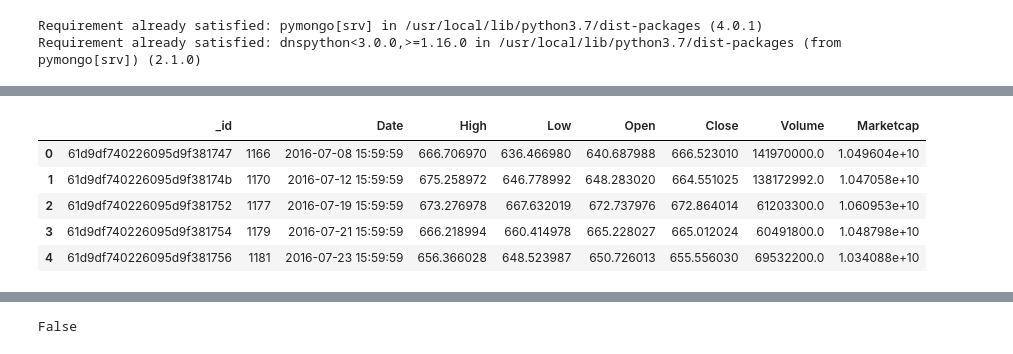
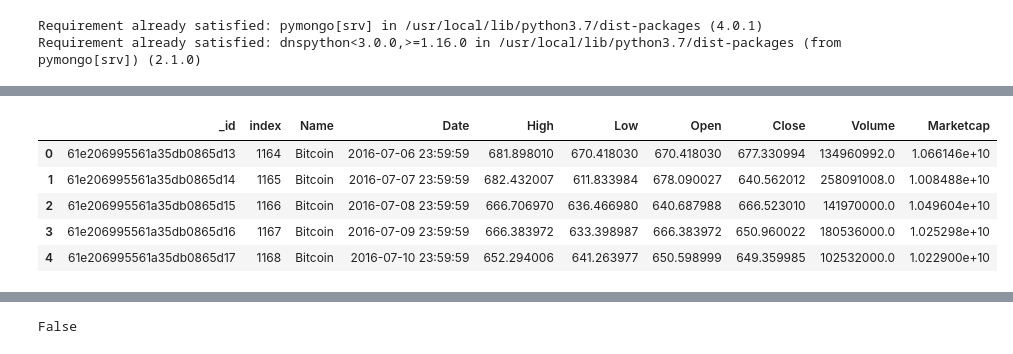
Before and after one commit to LaviJ/Cryptocurrency-Analysis, a Jupyter notebook: Exploratory Data Analysis/EDA_Bitcoin.ipynb, the cells around one changed output, grey strips where cells are left out. Drawn from its saved outputs; the diff is of its cells as text; code cells hidden in the pictures.

```diff
--- a/Exploratory Data Analysis/EDA_Bitcoin.ipynb
+++ b/Exploratory Data Analysis/EDA_Bitcoin.ipynb
@@ -88,18 +77,18 @@ client.list_database_names()
 # %%
-db = client['Bitcoin_db']
+db = client['Finale']
 #select the collection within the database
 df = db.Bitcoin
 #convert entire collection to Pandas dataframe
 df = pd.DataFrame(list(df.find()))
 
 df.head()
 # %% [output]
-|  | _id |  | Date | High | Low | Open | Close | Volume | Marketcap |
-| 0 | 61d9df740226095d9f381747 | 1166 | 2016-07-08 15:59:59 | 666.706970 | 636.466980 | 640.687988 | 666.523010 | 141970000.0 | 1.049604e+10 |
-| 1 | 61d9df740226095d9f38174b | 1170 | 2016-07-12 15:59:59 | 675.258972 | 646.778992 | 648.283020 | 664.551025 | 138172992.0 | 1.047058e+10 |
-| 2 | 61d9df740226095d9f381752 | 1177 | 2016-07-19 15:59:59 | 673.276978 | 667.632019 | 672.737976 | 672.864014 | 61203300.0 | 1.060953e+10 |
-| 3 | 61d9df740226095d9f381754 | 1179 | 2016-07-21 15:59:59 | 666.218994 | 660.414978 | 665.228027 | 665.012024 | 60491800.0 | 1.048798e+10 |
-| 4 | 61d9df740226095d9f381756 | 1181 | 2016-07-23 15:59:59 | 656.366028 | 648.523987 | 650.726013 | 655.556030 | 69532200.0 | 1.034088e+10 |
+|  | _id | index | Name | Date | High | Low | Open | Close | Volume | Marketcap |
+| 0 | 61e206995561a35db0865d13 | 1164 | Bitcoin | 2016-07-06 23:59:59 | 681.898010 | 670.418030 | 670.418030 | 677.330994 | 134960992.0 | 1.066146e+10 |
+| 1 | 61e206995561a35db0865d14 | 1165 | Bitcoin | 2016-07-07 23:59:59 | 682.432007 | 611.833984 | 678.090027 | 640.562012 | 258091008.0 | 1.008488e+10 |
+| 2 | 61e206995561a35db0865d15 | 1166 | Bitcoin | 2016-07-08 23:59:59 | 666.706970 | 636.466980 | 640.687988 | 666.523010 | 141970000.0 | 1.049604e+10 |
+| 3 | 61e206995561a35db0865d16 | 1167 | Bitcoin | 2016-07-09 23:59:59 | 666.383972 | 633.398987 | 666.383972 | 650.960022 | 180536000.0 | 1.025298e+10 |
+| 4 | 61e206995561a35db0865d17 | 1168 | Bitcoin | 2016-07-10 23:59:59 | 652.294006 | 641.263977 | 650.598999 | 649.359985 | 102532000.0 | 1.022900e+10 |
 # %%
 df.tail()
 # %% [output]
```
Also changed, not shown: parts of 24 cells of this notebook, 9 other files.
